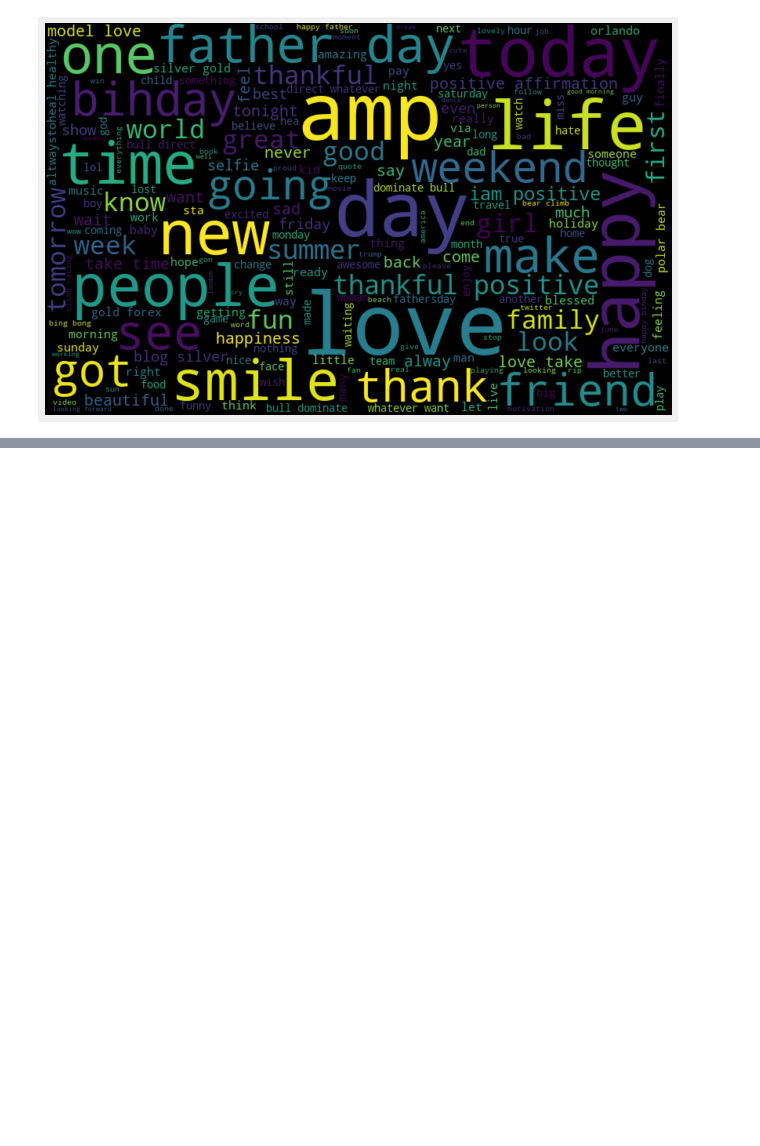
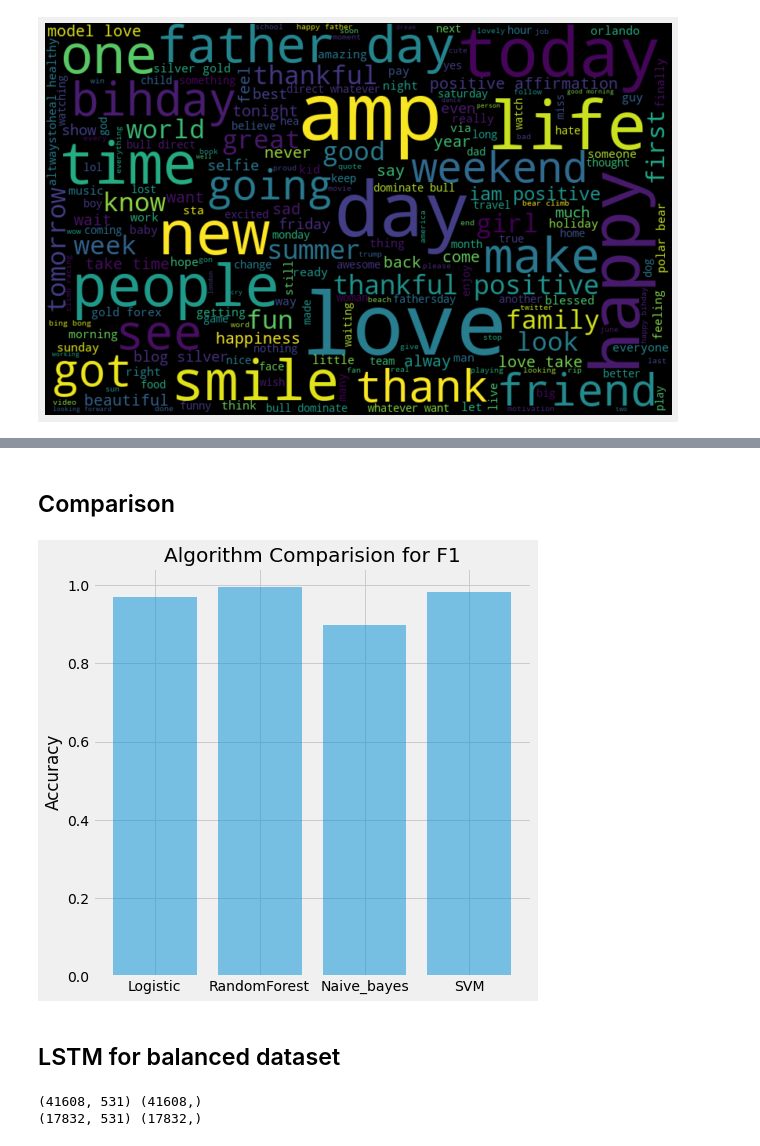
Before and after one commit to Mohamed-derbeli/Hate_Speech_Detection_Using_Transformers, a Jupyter notebook: Hate_Speech_Detection_Colab.ipynb, the cells around one changed output, grey strips where cells are left out. Cells and saved outputs as stored; diff of their text form; code cells hidden in the pictures; blank space fills up the shorter version.

```diff
--- a/Hate_Speech_Detection_Colab.ipynb
+++ b/Hate_Speech_Detection_Colab.ipynb
@@ -683,0 +501,18 @@ plt.show()
+# %%
+RF=RandomForestClassifier().fit(X_train_tfidf,y_train)
+y_preds = RF.predict(X_test_tfidf)
+acc_RF=accuracy_score(y_test,y_preds)
+report_RF = classification_report( y_test, y_preds )
+print(report_RF)
+print("Random Forest, Accuracy Score:",acc_RF)
+
+
+
+predictions=[]
+for itm in y_preds:
+  predictions.append(itm)
+
+results = pd.DataFrame({'label':y_test,'prediction':predictions})
+
+print(results[results['label']==0].sample(5))
+print(results[results['label']==1].sample(5))
@@ -683,0 +579,17 @@ plt.show()
+# %%
+SVM=LinearSVC(random_state=20).fit(X_train_tfidf,y_train)
+y_preds = SVM.predict(X_test_tfidf)
+acc_SVM=accuracy_score(y_test,y_preds)
+report_SVM = classification_report( y_test, y_preds )
+print(report_SVM)
+print("SVM, Accuracy Score:",acc_SVM)
+
+
+predictions=[]
+for itm in y_preds:
+  predictions.append(itm)
+
+results = pd.DataFrame({'label':y_test,'prediction':predictions})
+
+print(results[results['label']==0].sample(5))
+print(results[results['label']==1].sample(5))
@@ -683,0 +614,30 @@ plt.show()
+# %% [markdown]
+## Comparison
+# %%
+objects = ('Logistic', 'RandomForest', 'Naive_bayes', 'SVM')
+y_pos = np.arange(len(objects))
+performance = [acc_LR,acc_RF,acc_GNB,acc_SVM]
+plt.figure(figsize=(7, 7))
+plt.bar(y_pos, performance, align='center', alpha=0.5)
+plt.xticks(y_pos, objects)
+plt.ylabel('Accuracy')
+plt.title('Algorithm Comparision for F1')
+plt.show()
+# %% [output]
+[figure, added]
+# %% [markdown]
+## LSTM for balanced dataset
+# %%
+X = train_over["tweet"]
+y = train_over["label"].astype(int)
+
+tfidf_vectorizer = TfidfVectorizer(ngram_range=(1, 2),max_df=0.75, min_df=150, max_features=2000)
+# TF-IDF feature matrix
+X = tfidf_vectorizer.fit_transform(X).toarray()
+
+X_train, X_test, Y_train, Y_test = train_test_split(X,y, test_size = 0.3, random_state = 1, shuffle=True)
+print(X_train.shape,Y_train.shape)
+print(X_test.shape,Y_test.shape)
+# %% [output]
+(41608, 531) (41608,)
+(17832, 531) (17832,)
```
Also changed, not shown: parts of 47 cells of this notebook.
